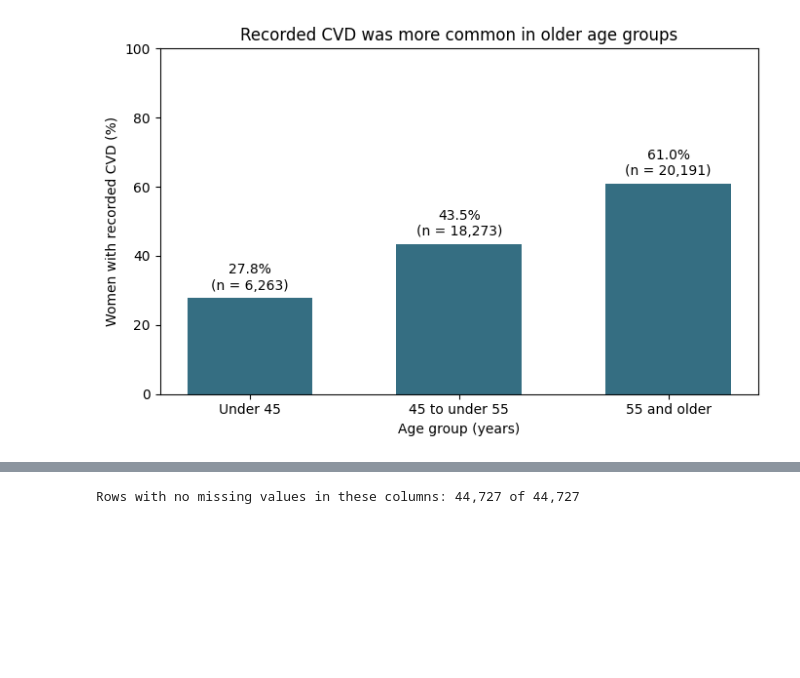
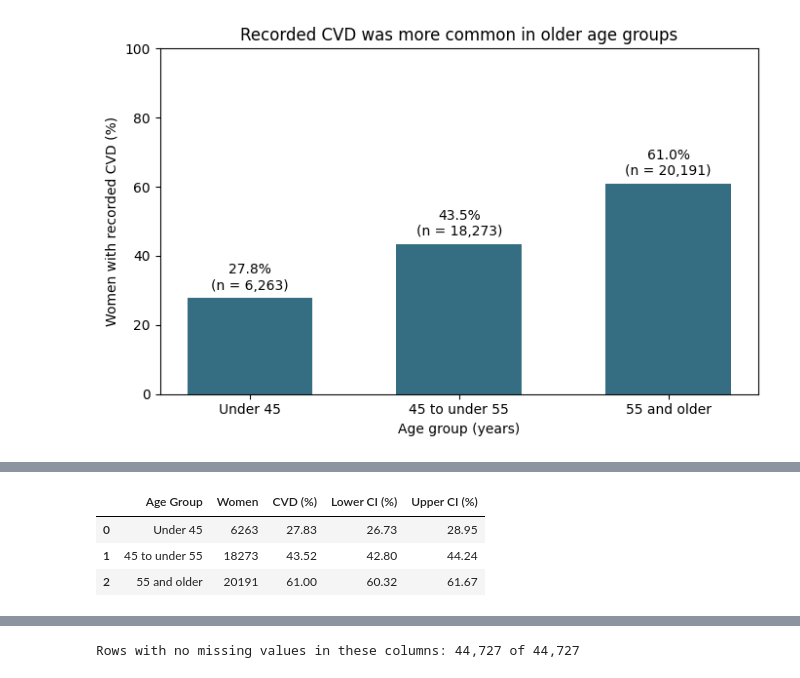
Before and after one commit to lxie0682/cvd-women-Heartthrobs, a Jupyter notebook: track-02/team/notebooks/02_analysis.ipynb, the cells around one changed output, grey strips where cells are left out. Drawn from its saved outputs; the diff is of its cells as text; code cells hidden in the pictures; blank space fills up the shorter version.

```diff
--- a/track-02/team/notebooks/02_analysis.ipynb
+++ b/track-02/team/notebooks/02_analysis.ipynb
@@ -213,0 +355,38 @@ plt.show()
+# %%
+#  Uncertainty Analysis
+# Calculate 95% confidence intervals for CVD prevalence by age group
+
+from statsmodels.stats.proportion import proportion_confint
+
+uncertainty_results = []
+
+for group, subset in cohort.groupby("age_group", observed=True):
+
+    # Count women and recorded CVD cases
+    n = len(subset)
+    cases = subset["cardio"].sum()
+
+    # Calculate prevalence
+    prevalence = cases / n
+
+    # Calculate 95% confidence interval
+    lower, upper = proportion_confint(
+        cases, n, alpha=0.05, method="wilson"
+    )
+
+    uncertainty_results.append({
+        "Age Group": group,
+        "Women": n,
+        "CVD (%)": prevalence * 100,
+        "Lower CI (%)": lower * 100,
+        "Upper CI (%)": upper * 100
+    })
+
+uncertainty_df = pd.DataFrame(uncertainty_results)
+
+display(uncertainty_df.round(2))
+# %% [output]
+|  | Age Group | Women | CVD (%) | Lower CI (%) | Upper CI (%) |
+| 0 | Under 45 | 6263 | 27.83 | 26.73 | 28.95 |
+| 1 | 45 to under 55 | 18273 | 43.52 | 42.80 | 44.24 |
+| 2 | 55 and older | 20191 | 61.00 | 60.32 | 61.67 |
```
Also changed, not shown: parts of 5 cells of this notebook.
